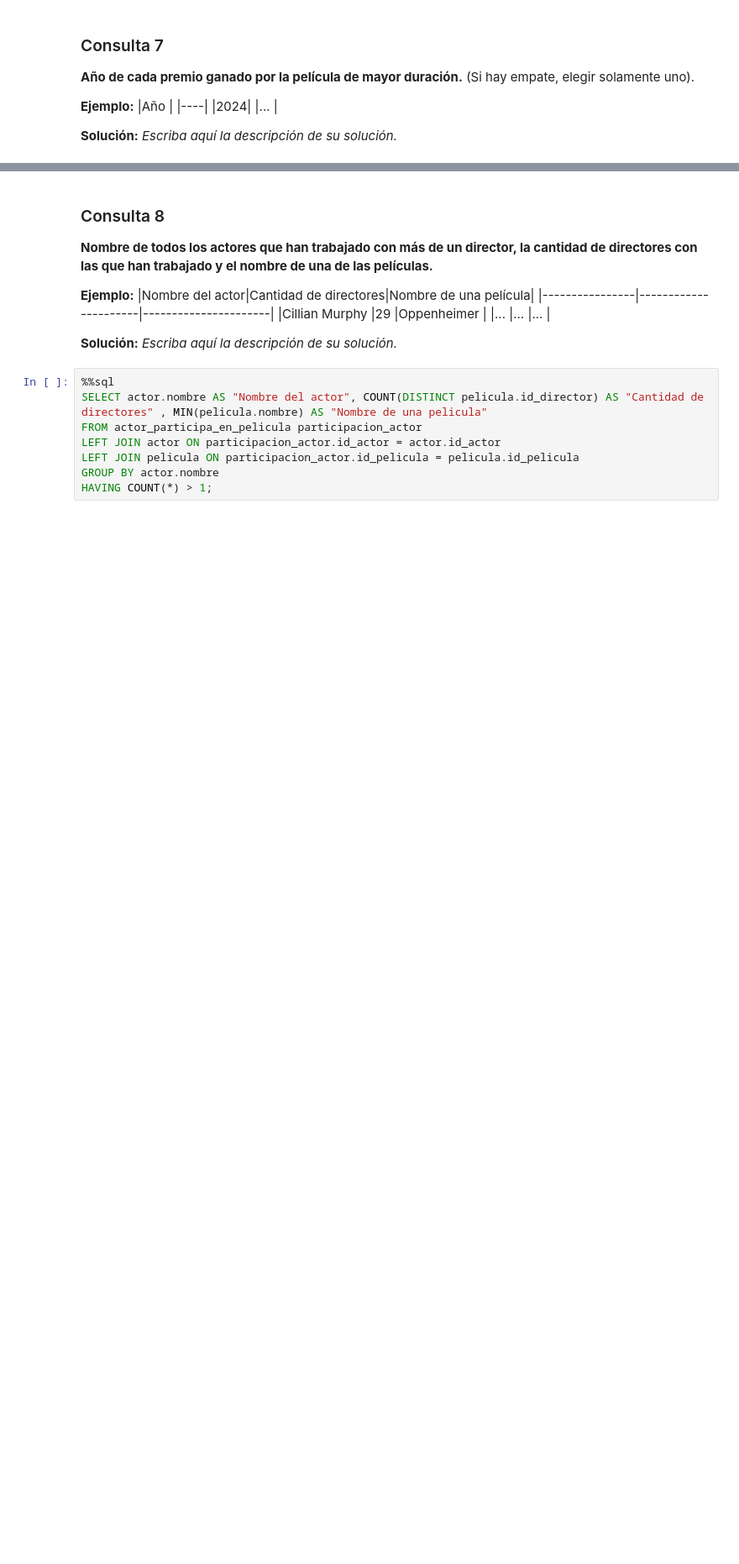
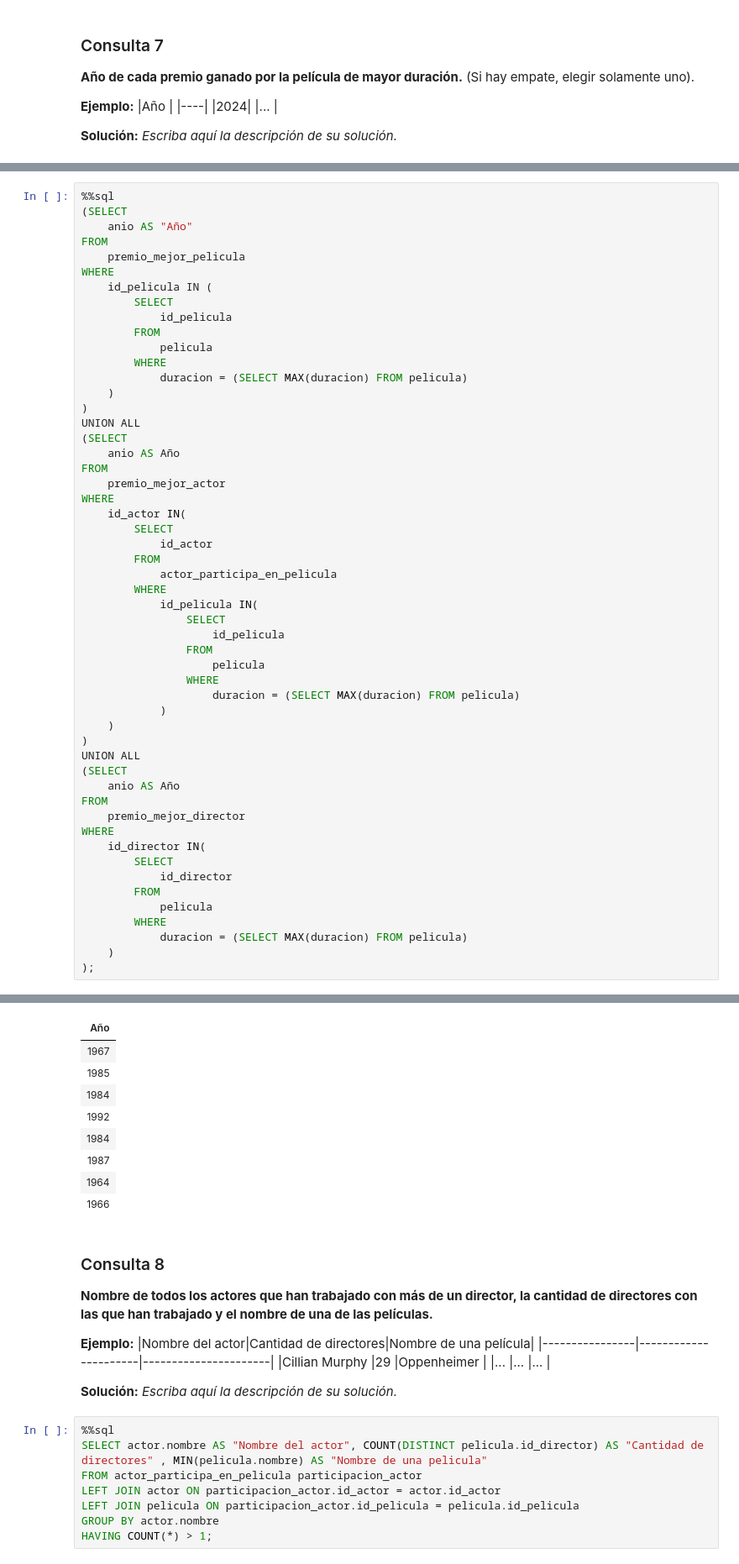
Before and after one commit to Sofiwiwi/Tarea1inf-239, a Jupyter notebook: Tarea_1.ipynb, the cells around one changed output, grey strips where cells are left out. Shown: that part at 84% size. Drawn from its saved outputs; the diff is of its cells as text; blank space fills up the shorter version.

```diff
--- a/Tarea_1.ipynb
+++ b/Tarea_1.ipynb
@@ -486,0 +471,54 @@ LEFT JOIN premio_mejor_actor pma ON appe.id_actor = pma.id_actor;
+# %%
+%%sql
+(SELECT
+    anio AS "Año"
+FROM
+    premio_mejor_pelicula
+WHERE
+    id_pelicula IN (
+        SELECT
+            id_pelicula
+        FROM
+            pelicula
+        WHERE
+            duracion = (SELECT MAX(duracion) FROM pelicula)
+    )
+)
+UNION ALL
+(SELECT
+    anio AS Año
+FROM
+    premio_mejor_actor
+WHERE
+    id_actor IN(
+        SELECT
+            id_actor
+        FROM
+            actor_participa_en_pelicula
+        WHERE
+            id_pelicula IN(
+                SELECT
+                    id_pelicula
+                FROM
+                    pelicula
+                WHERE
+                    duracion = (SELECT MAX(duracion) FROM pelicula)
+            )
+    )
+)
+UNION ALL
+(SELECT
+    anio AS Año
+FROM
+    premio_mejor_director
+WHERE
+    id_director IN(
+        SELECT
+            id_director
+        FROM
+            pelicula
+        WHERE
+            duracion = (SELECT MAX(duracion) FROM pelicula)
+    )
+);
+# %% [output]
@@ -487,3 +527,12 @@ LEFT JOIN premio_mejor_actor pma ON appe.id_actor = pma.id_actor;
+| Año |
+| 1967 |
+| 1985 |
+| 1984 |
+| 1992 |
+| 1984 |
+| 1987 |
+| 1964 |
+| 1966 |
 # %% [markdown]
 ### Consulta 8
 **Nombre de todos los actores que han trabajado con más de un director, la cantidad de directores con las que han trabajado y el nombre de una de las películas.**
```
Also changed, not shown: parts of 6 cells of this notebook.
